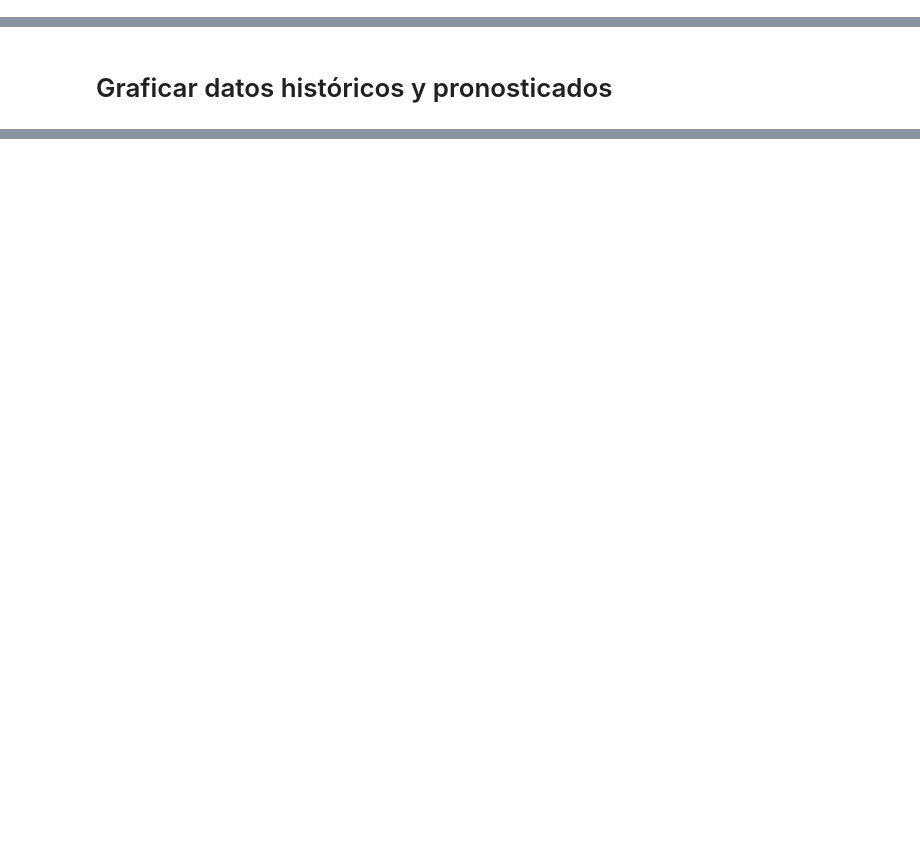
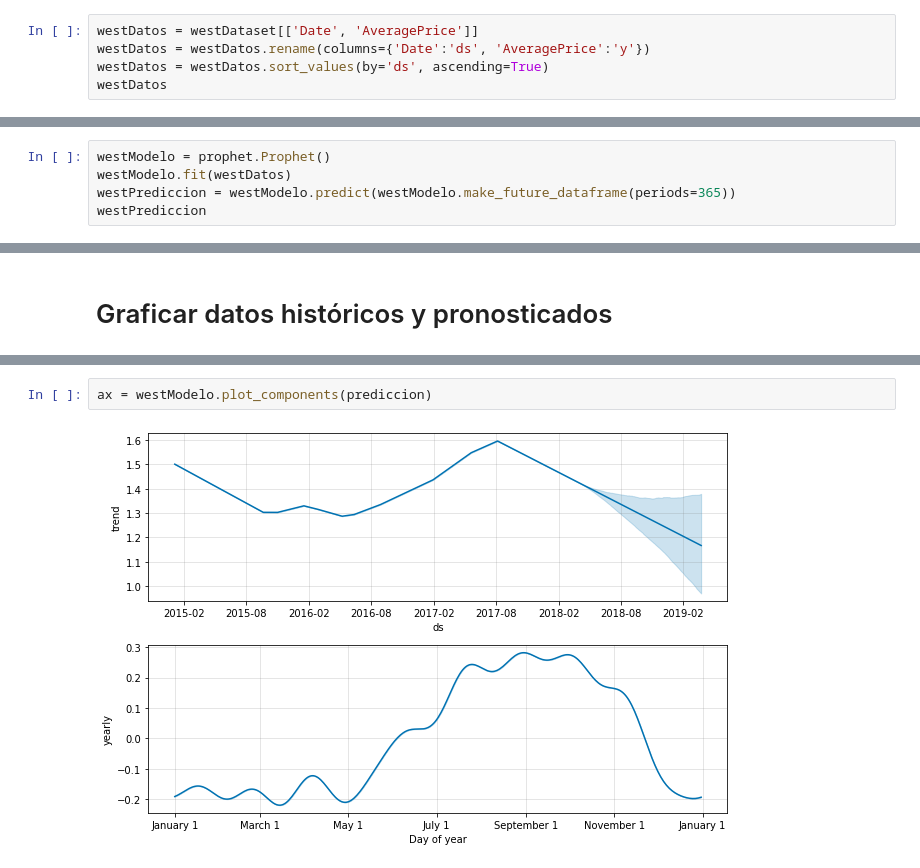
Before and after one commit to owdelc/LAB9DATA, a Jupyter notebook: Lab_9_Prediccion_precios_aguacates.ipynb, the cells around one changed output, grey strips where cells are left out. Drawn from its saved outputs; the diff is of its cells as text; blank space fills up the shorter version.

```diff
--- a/Lab_9_Prediccion_precios_aguacates.ipynb
+++ b/Lab_9_Prediccion_precios_aguacates.ipynb
@@ -211,3 +241,8 @@ ax = modelo.plot_components(prediccion)
 # Crear el modelo y ajustarlo con los datos
 # %% [markdown]
 ### Preparar los datos para que sean aceptados por el modelo a usar
+# %%
+westDatos = westDataset[['Date', 'AveragePrice']]
+westDatos = westDatos.rename(columns={'Date':'ds', 'AveragePrice':'y'})
+westDatos = westDatos.sort_values(by='ds', ascending=True)
+westDatos
@@ -214,2 +263,7 @@ ax = modelo.plot_components(prediccion)
 # %% [markdown]
 # Pronosticar al futuro un año (365 días)
+# %%
+westModelo = prophet.Prophet()
+westModelo.fit(westDatos)
+westPrediccion = westModelo.predict(westModelo.make_future_dataframe(periods=365))
+westPrediccion
@@ -217,0 +304,4 @@ ax = modelo.plot_components(prediccion)
+# %%
+ax = westModelo.plot_components(prediccion)
+# %% [output]
+[figure, added]
```
Also changed, not shown: parts of 7 cells of this notebook.
